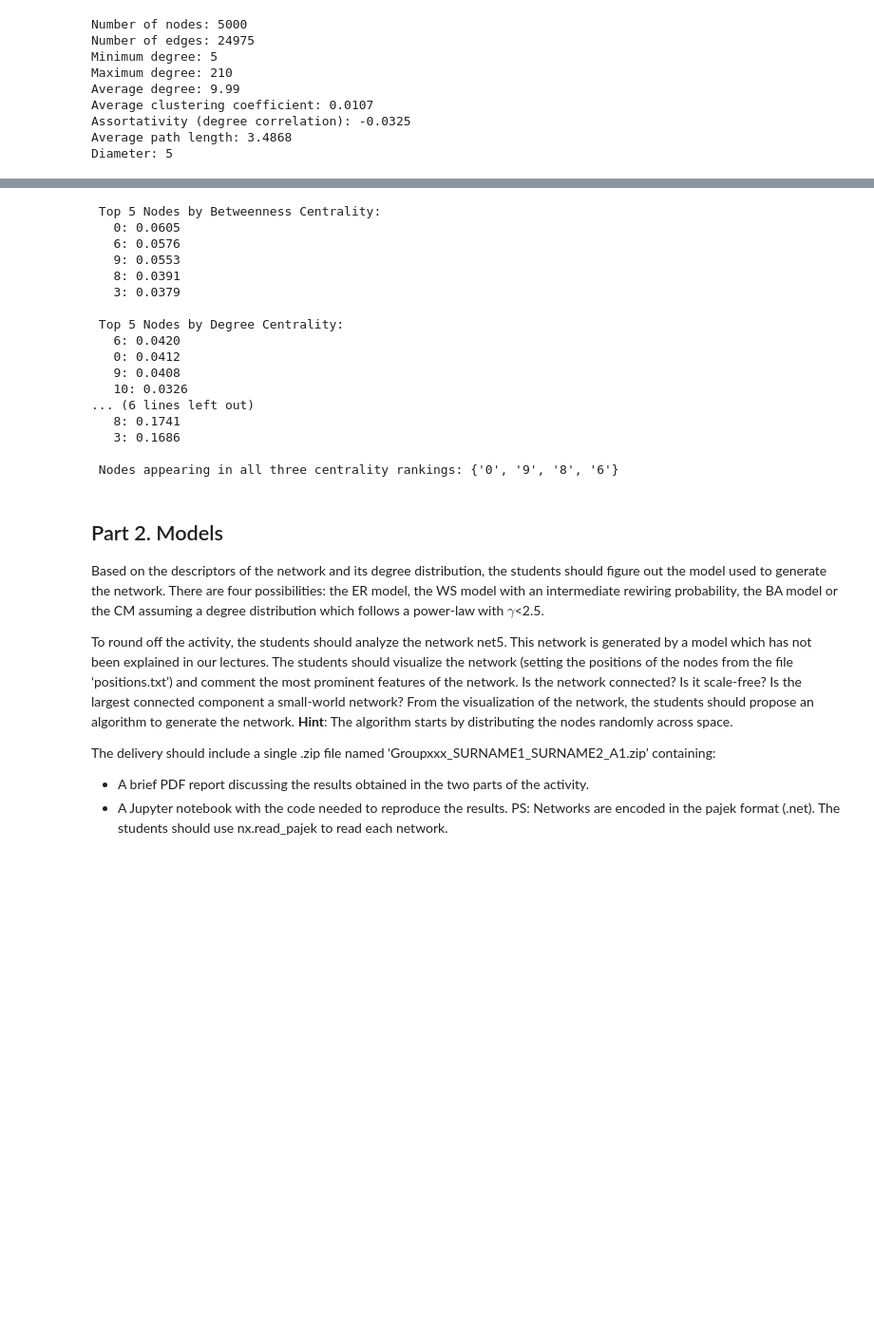
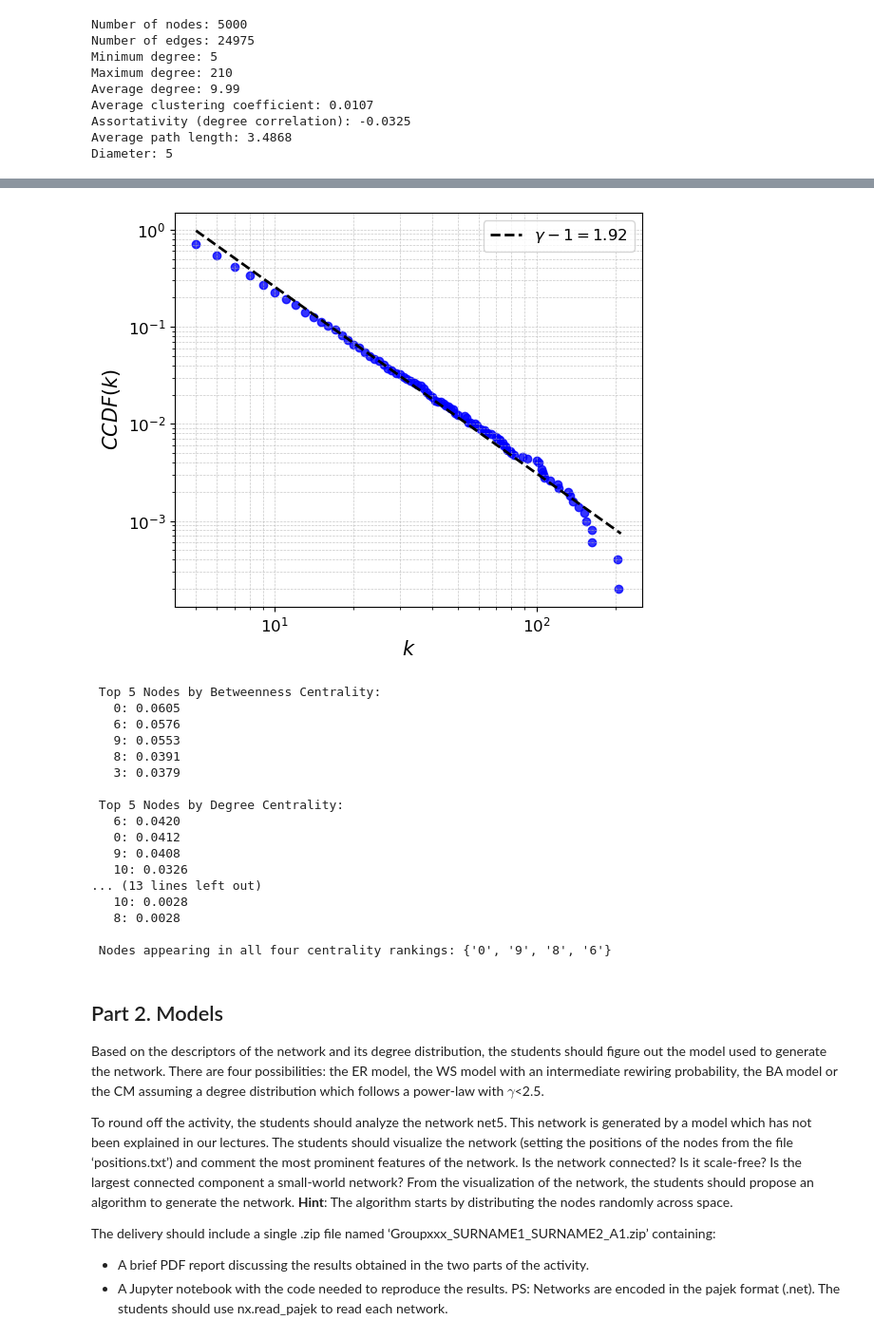
Before and after one commit to imiguelrodriguez/A1_ComplexNetworks, a Jupyter notebook: networks_analyzer.ipynb, the cells around one changed output, grey strips where cells are left out. Shown at 95% size. Saved outputs shown, nothing was run; the diff lists cells and outputs as text; code cells hidden in the pictures; blank space fills up the shorter version.

```diff
--- a/networks_analyzer.ipynb
+++ b/networks_analyzer.ipynb
@@ -165,3 +177,7 @@ net4.plot_histograms()
+# %%
+net4.fit_CCDF()
+# %% [output]
+[figure, added]
 # %%
 net4.extract_microscopic_features()
 # %% [output]
@@ -177,11 +193,11 @@ net4.extract_microscopic_features()
    0: 0.0412
    9: 0.0408
    10: 0.0326
-... (6 lines left out)
-   8: 0.1741
-   3: 0.1686
+... (13 lines left out)
+   10: 0.0028
+   8: 0.0028
 
- Nodes appearing in all three centrality rankings: {'0', '9', '8', '6'}
+ Nodes appearing in all four centrality rankings: {'0', '9', '8', '6'}
 # %% [markdown]
 ## Part 2. Models
 Based on the descriptors of the network and its degree distribution, the students should figure out the model used to generate the network. There are four possibilities: the ER model, the WS model with an intermediate rewiring probability, the BA model or the CM assuming a degree distribution which follows a power-law with $\gamma$<2.5.
```
Also changed, not shown: parts of 10 cells of this notebook, 1 other file.
